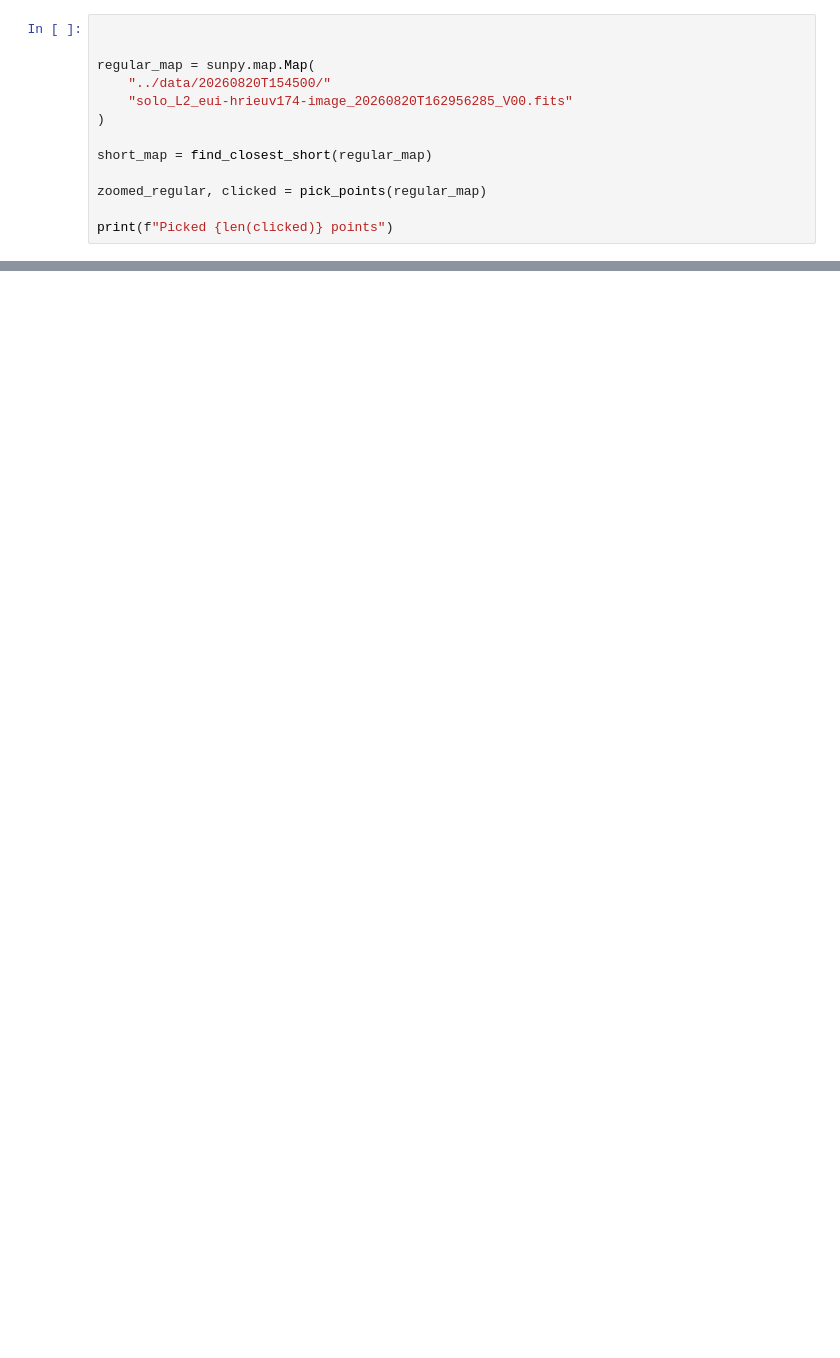
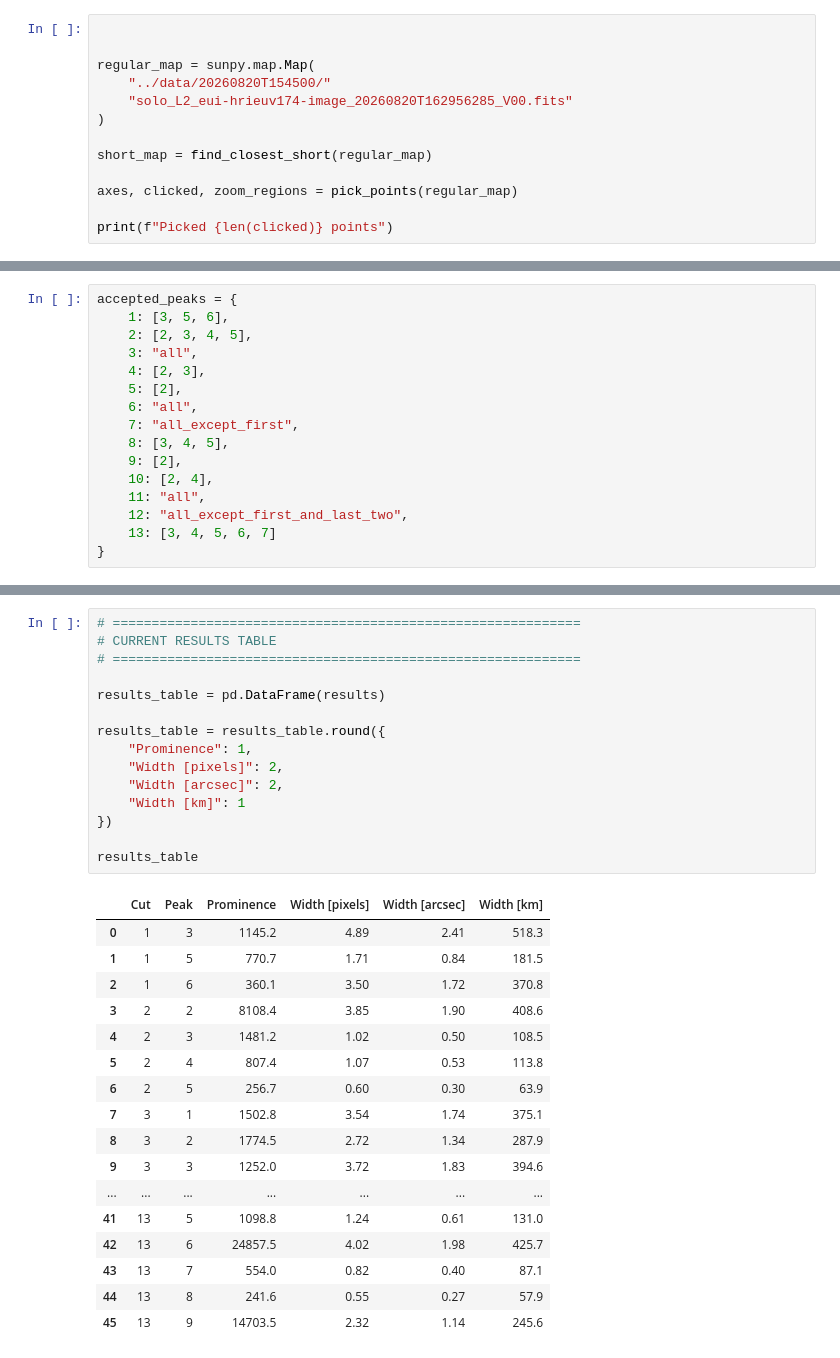
Before and after one commit to luciaguevaravalero/solar-orbiter-eui-flare-loops, a Jupyter notebook: notebooks/automated_slicing.ipynb, the cells around one changed output, grey strips where cells are left out. Drawn from its saved outputs; the diff is of its cells as text; blank space fills up the shorter version.

Commit message:
Add Week 3 loop width analysis

```diff
--- a/notebooks/automated_slicing.ipynb
+++ b/notebooks/automated_slicing.ipynb
@@ -281,7 +324,7 @@ regular_map = sunpy.map.Map(
 
 short_map = find_closest_short(regular_map)
 
-zoomed_regular, clicked = pick_points(regular_map)
+axes, clicked, zoom_regions = pick_points(regular_map)
 
 print(f"Picked {len(clicked)} points")
 # %% [output]
@@ -335,0 +882,16 @@ intensity_short, peaks_short = analyze_map(
+# %%
+accepted_peaks = {
+    1: [3, 5, 6],
+    2: [2, 3, 4, 5],
+    3: "all",
+    4: [2, 3],
+    5: [2],
+    6: "all",
+    7: "all_except_first",
+    8: [3, 4, 5],
+    9: [2],
+    10: [2, 4],
+    11: "all",
+    12: "all_except_first_and_last_two",
+    13: [3, 4, 5, 6, 7]
+}
@@ -335,0 +999,33 @@ intensity_short, peaks_short = analyze_map(
+# %%
+# ============================================================
+# CURRENT RESULTS TABLE
+# ============================================================
+
+results_table = pd.DataFrame(results)
+
+results_table = results_table.round({
+    "Prominence": 1,
+    "Width [pixels]": 2,
+    "Width [arcsec]": 2,
+    "Width [km]": 1
+})
+
+results_table
+# %% [output]
+|  | Cut | Peak | Prominence | Width [pixels] | Width [arcsec] | Width [km] |
+| 0 | 1 | 3 | 1145.2 | 4.89 | 2.41 | 518.3 |
+| 1 | 1 | 5 | 770.7 | 1.71 | 0.84 | 181.5 |
+| 2 | 1 | 6 | 360.1 | 3.50 | 1.72 | 370.8 |
+| 3 | 2 | 2 | 8108.4 | 3.85 | 1.90 | 408.6 |
+| 4 | 2 | 3 | 1481.2 | 1.02 | 0.50 | 108.5 |
+| 5 | 2 | 4 | 807.4 | 1.07 | 0.53 | 113.8 |
+| 6 | 2 | 5 | 256.7 | 0.60 | 0.30 | 63.9 |
+| 7 | 3 | 1 | 1502.8 | 3.54 | 1.74 | 375.1 |
+| 8 | 3 | 2 | 1774.5 | 2.72 | 1.34 | 287.9 |
+| 9 | 3 | 3 | 1252.0 | 3.72 | 1.83 | 394.6 |
+| ... | ... | ... | ... | ... | ... | ... |
+| 41 | 13 | 5 | 1098.8 | 1.24 | 0.61 | 131.0 |
+| 42 | 13 | 6 | 24857.5 | 4.02 | 1.98 | 425.7 |
+| 43 | 13 | 7 | 554.0 | 0.82 | 0.40 | 87.1 |
+| 44 | 13 | 8 | 241.6 | 0.55 | 0.27 | 57.9 |
+| 45 | 13 | 9 | 14703.5 | 2.32 | 1.14 | 245.6 |
```
Also changed, not shown: parts of 15 cells of this notebook, 3 other files.
